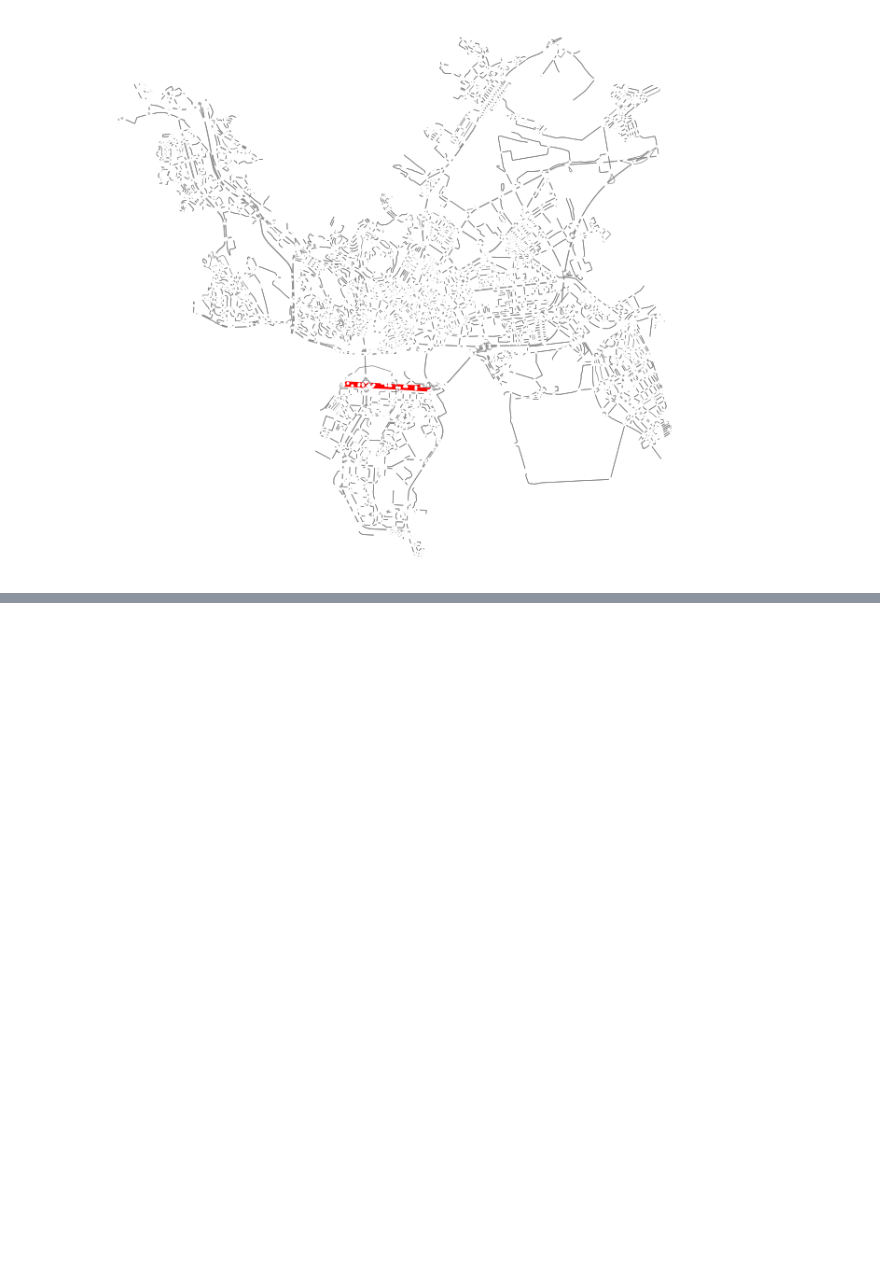
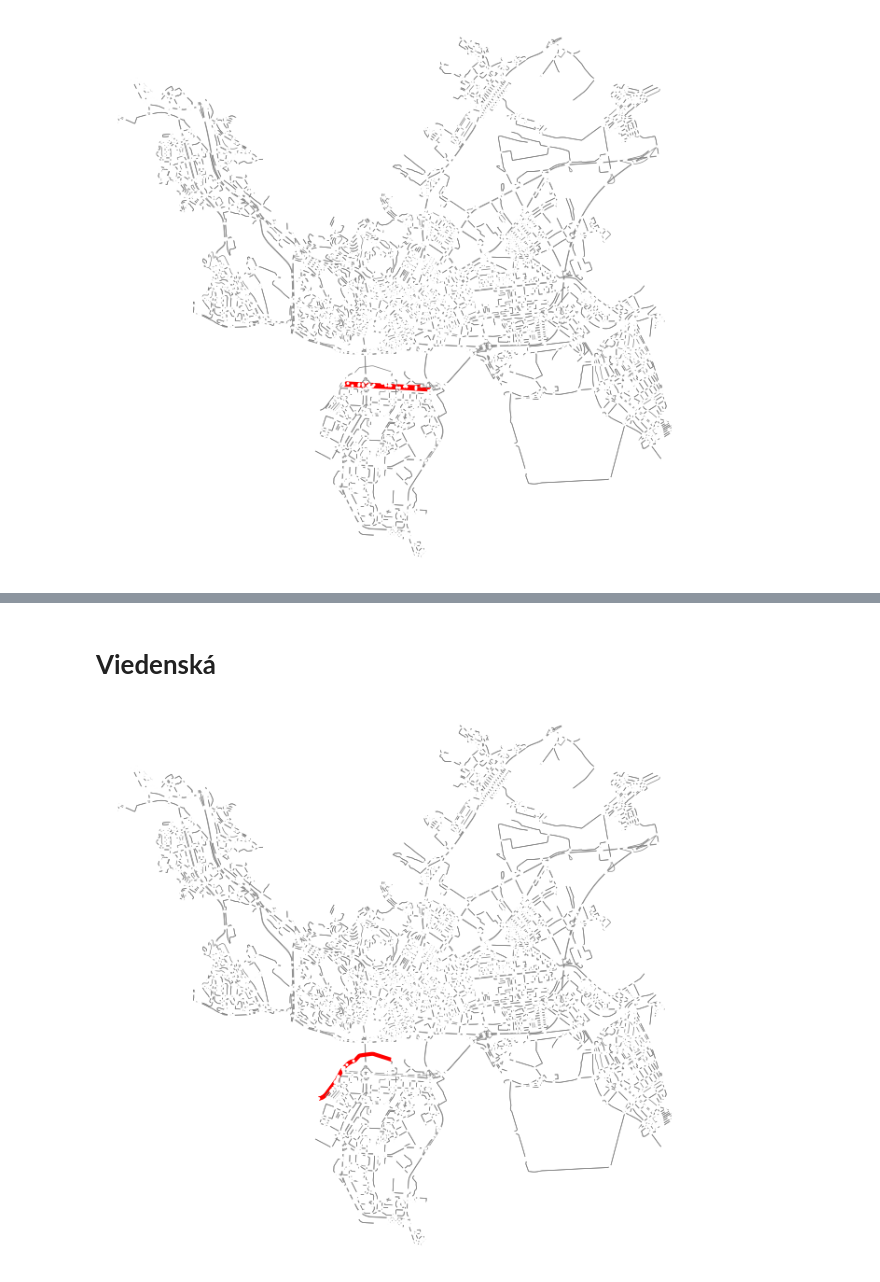
Before and after one commit to sugy-w/PRIDAV-JPD, a Jupyter notebook: Visuals of bicycle routes/visualizer.ipynb, the cells around one changed output, grey strips where cells are left out. Cells and saved outputs as stored; diff of their text form; code cells hidden in the pictures; blank space fills up the shorter version.

```diff
--- a/Visuals of bicycle routes/visualizer.ipynb
+++ b/Visuals of bicycle routes/visualizer.ipynb
@@ -79,0 +88,8 @@ fig, ax = plot_graph(G, edges)
+# %% [markdown]
+# **Viedenská**
+# %%
+route_streets = ["Viedenská cesta"]
+edges = make_edges(G, route_streets)
+fig, ax = plot_graph(G, edges)
+# %% [output]
+[figure, added]
```
Also changed, not shown: parts of 3 cells of this notebook.
